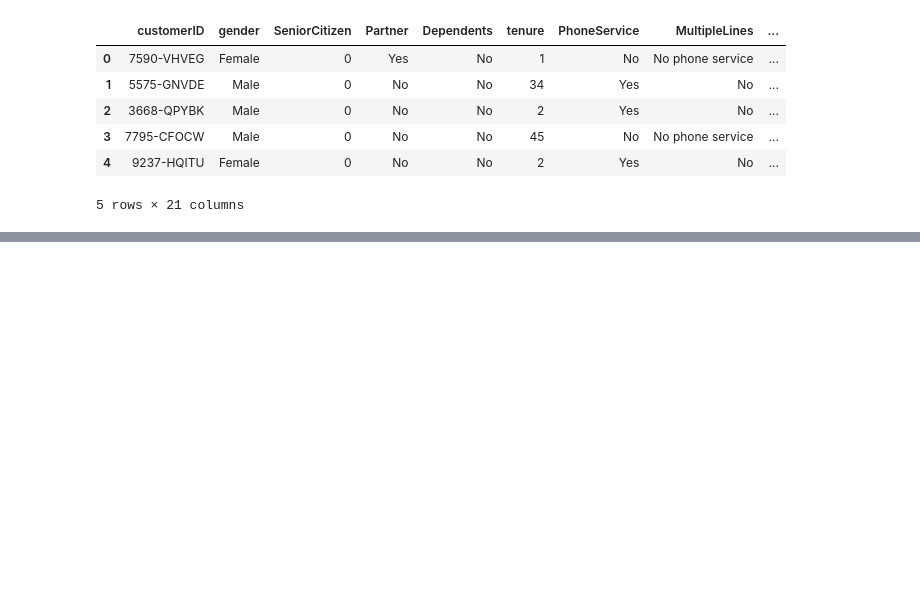
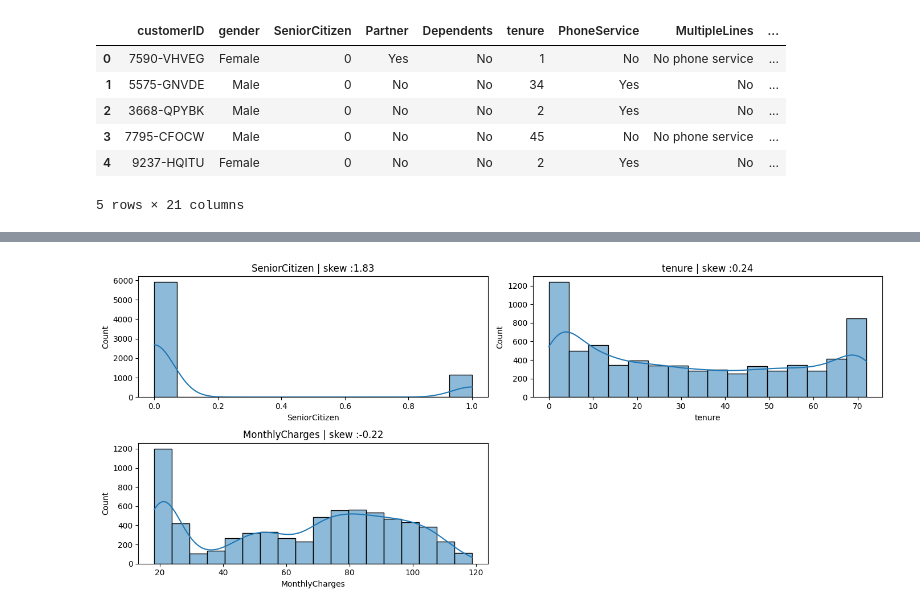
Before and after one commit to VimalRanchh/telco-customer-churn-analysis, a Jupyter notebook: notebooks/01_EDA.ipynb, the cells around one changed output, grey strips where cells are left out. Cells and saved outputs as stored; diff of their text form; code cells hidden in the pictures; blank space fills up the shorter version.

Commit message:
Added a few graphs to determine distribution on numeric variable

```diff
--- a/notebooks/01_EDA.ipynb
+++ b/notebooks/01_EDA.ipynb
@@ -18,0 +46,20 @@ df.head(5)
+# %%
+cols = df.select_dtypes(include="number").columns
+
+n = len(cols)
+
+fig,axes = plt.subplots(nrows = (n+1)//2,ncols = 2,figsize = (14,n*2))
+
+axes = axes.flatten()
+
+for i, col in enumerate(cols):
+    sns.histplot(df[col],kde=True,ax=axes[i])
+    axes[i].set_title(f"{col} | skew :{df[col].skew():.2f}")
+
+for j in range(i+1,len(axes)):
+    axes[j].set_visible(False)
+
+plt.tight_layout()
+plt.show()
+# %% [output]
+[figure, added]
```
Also changed, not shown: parts of 3 cells of this notebook.
